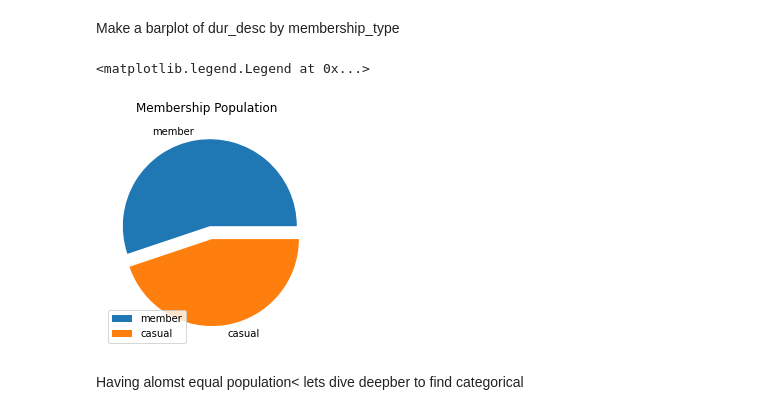
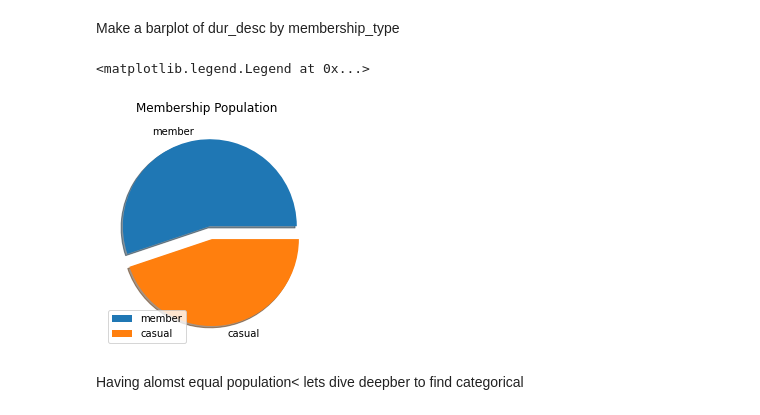
Before and after one commit to gilbertxvictor/Portfolio, a Jupyter notebook: Cyclistic_case_study.ipynb, the cells around one changed output. Drawn from its saved outputs; the diff is of its cells as text; code cells hidden in the pictures.

```diff
--- a/Cyclistic_case_study.ipynb
+++ b/Cyclistic_case_study.ipynb
@@ -242,3 +245,5 @@ merged[merged['duration_mins']<=0]  #Check for -ve values
+# %%
+merged=merged[merged['start_lat'] < 44.0]
 # %% [markdown]
 #save file after cleaning
 # %%
@@ -255,12 +260,12 @@ Visualizations
 Make a barplot of dur_desc by membership_type
 # %%
 mem_type = merged.membership_type.value_counts().rename_axis('type').reset_index(name='counts')
-plt.pie(mem_type['counts'], labels = mem_type['type'], explode =[0.15,0])
+plt.pie(mem_type['counts'], labels = mem_type['type'], explode =[0.15,0],shadow = True)
 plt.suptitle("Membership Population")
 plt.legend(loc=3)
 # %% [output]
 <matplotlib.legend.Legend at 0x...>
-[figure, old version]
+[figure, new version]
 # %% [markdown]
 Having alomst equal population< lets dive deepber to find categorical
 # %% [markdown]
```
Also changed, not shown: parts of 7 cells of this notebook.
